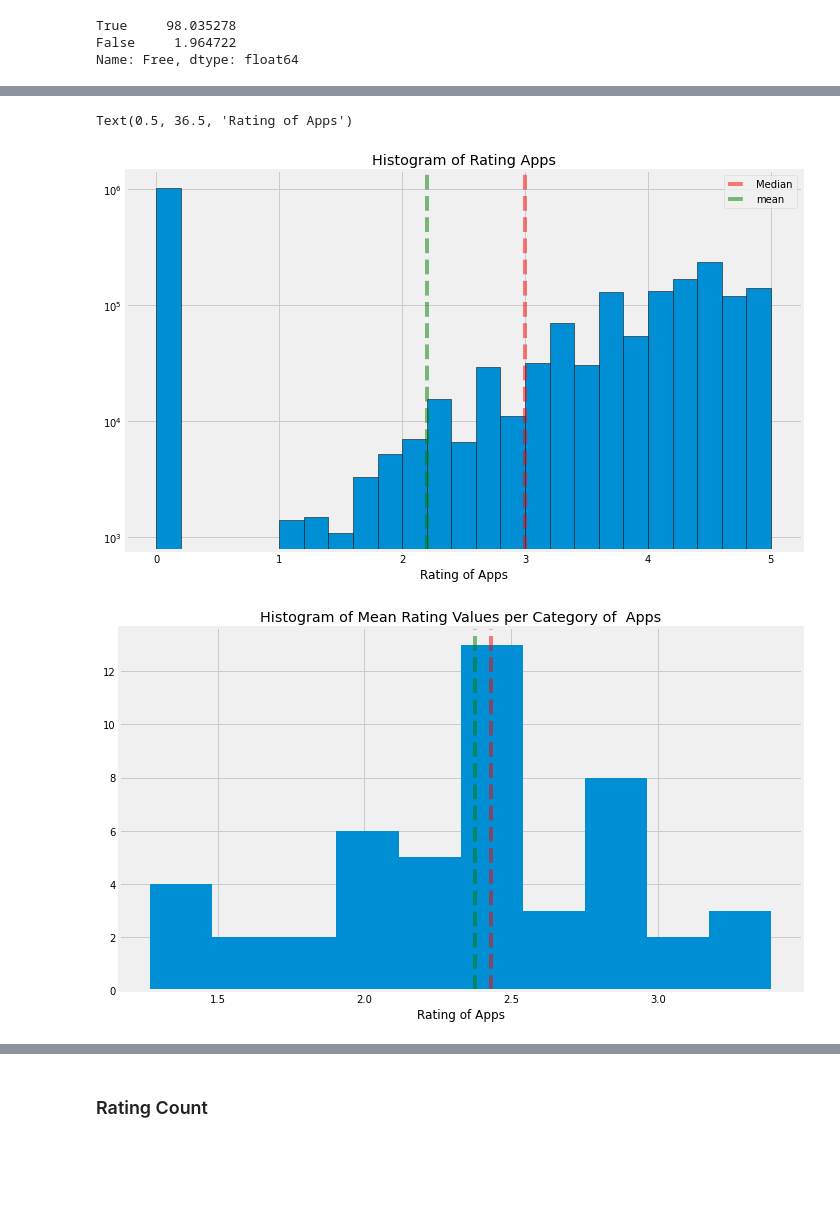
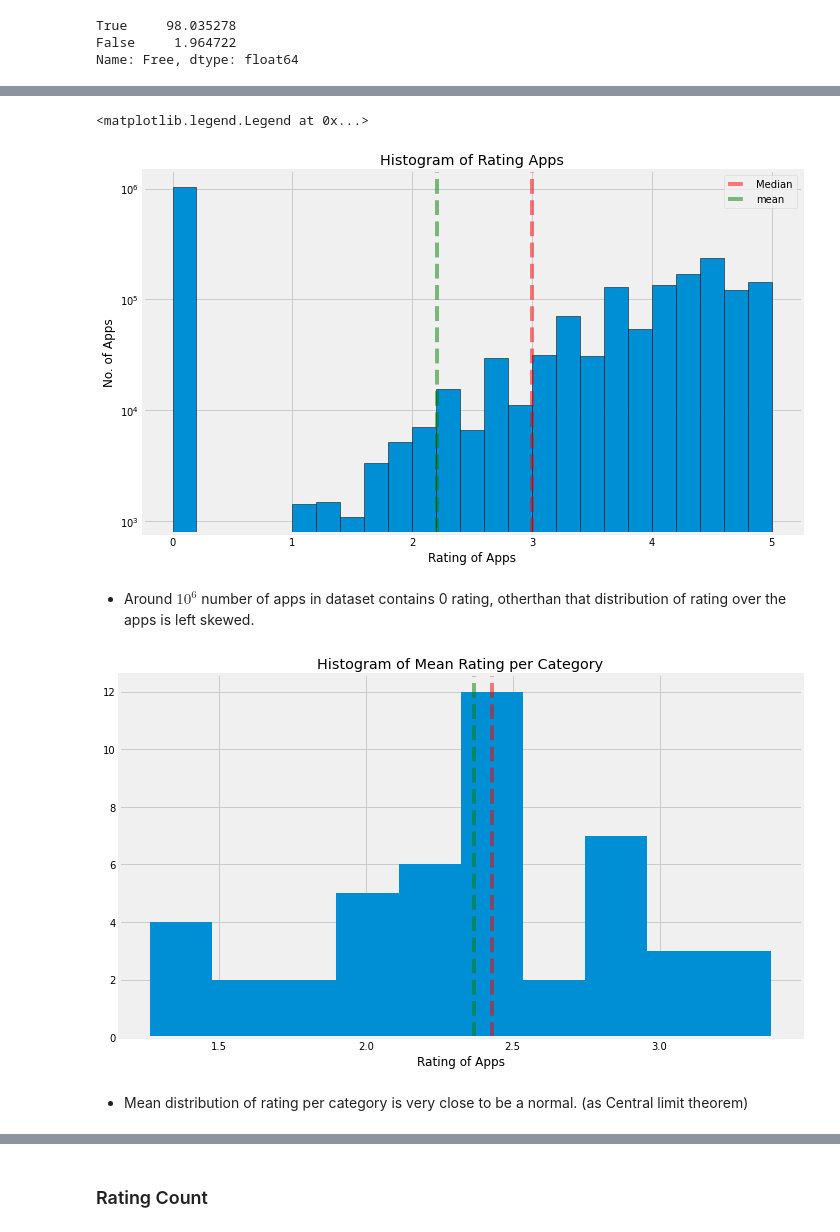
Before and after one commit to pttrupt/EDA-on-Google-play-store-apps-, a Jupyter notebook: EDA_on_applications.ipynb, the cells around one changed output, grey strips where cells are left out. Drawn from its saved outputs; the diff is of its cells as text; code cells hidden in the pictures; blank space fills up the shorter version.

```diff
--- a/EDA_on_applications.ipynb
+++ b/EDA_on_applications.ipynb
@@ -152,0 +207,5 @@ df["Last Updated"] = pd.to_datetime(df["Last Updated"], format='%b %d, %Y')
+# %%
+# convert the similar Categories into one Category using indices
+music_idx = df[df.Category == "Music"].index
+df.loc[music_idx, "Category"] = "Music & Audio"
+df.loc[df[df.Category == "Educational"].index, "Category"] = "Education"
@@ -261,2 +343,2 @@ plt.show()
 # %%
-df['Install No.'] = (df['Minimum Installs'] + df['Maximum Installs'])/2
+df['Install No.'] = (df['Minimum Installs'] + df['Maximum Installs'])//2
@@ -332,27 +396,32 @@ df_mean
 # %%
 plt.figure(figsize=(10,6))
 plt.hist(df['Rating'], bins=25, edgecolor='k')
+plt.axvline(np.median(df['Rating']), linestyle='--', color='r', label='Median', alpha=0.5)
+plt.axvline(np.mean(df['Rating']), linestyle='--',color='g', label='mean', alpha=0.5)
 plt.title("Histogram of Rating Apps")
 plt.yscale('log')
-plt.axvline(np.median(df['Rating']), linestyle='--', color='r', label='Median', alpha=0.5)
-plt.axvline(np.mean(df['Rating']), linestyle='--',color='g', label='mean', alpha=0.5)
+plt.xlabel('Rating of Apps')
+plt.ylabel('No. of Apps')
 plt.tight_layout()
 plt.legend()
-plt.xlabel('Rating of Apps')
 # %% [output]
-Text(0.5, 36.5, 'Rating of Apps')
+<matplotlib.legend.Legend at 0x...>
-[figure, old version]
+[figure, new version]
+# %% [markdown]
+- Around $10^6$ number of apps in dataset contains 0 rating, otherthan that distribution of rating over the apps is left skewed.
 # %%
 plt.figure(figsize=(10,6))
 plt.hist(df_mean['Rating'])
-plt.title("Histogram of Mean Rating Values per Category of  Apps")
+plt.title("Histogram of Mean Rating per Category")
 plt.xlabel("Rating of Apps")
 plt.axvline(np.median(df_mean['Rating']), linestyle='--', color='r', label='Median', alpha=0.5)
 plt.axvline(np.mean(df_mean['Rating']), linestyle='--',color='g', label='mean', alpha=0.5)
 plt.tight_layout()
 plt.show()
 # %% [output]
-[figure, old version]
+[figure, new version]
+# %% [markdown]
+- Mean distribution of rating per category is very close to be a normal. (as Central limit theorem)
 # %%
 rating_by_cat = df_mean['Rating'].sort_values(ascending=False)
 # %%
```
Also changed, not shown: parts of 67 cells of this notebook.
